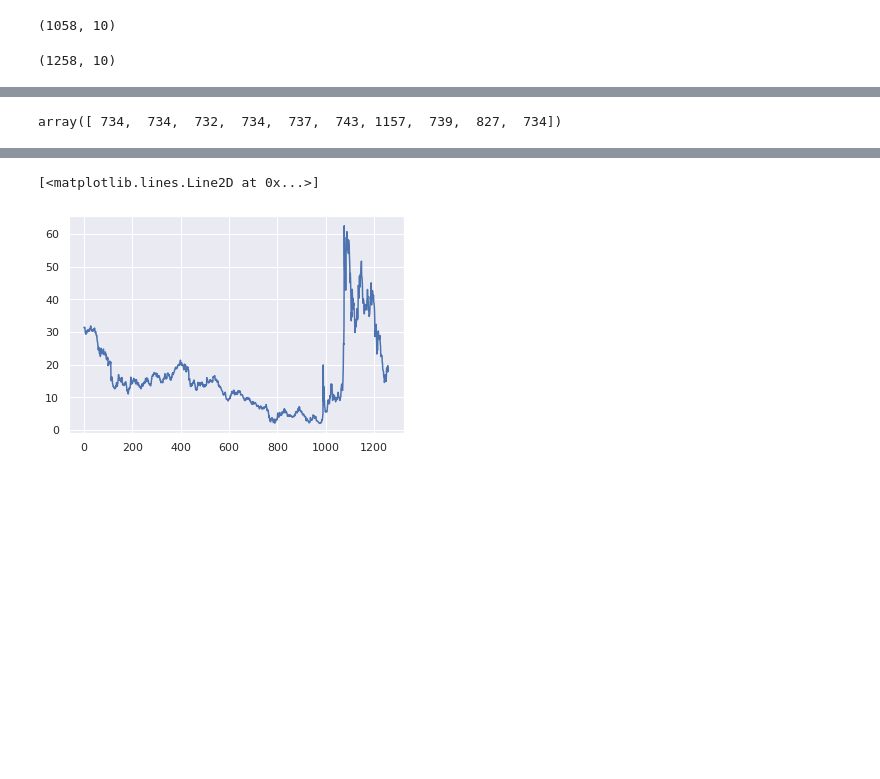
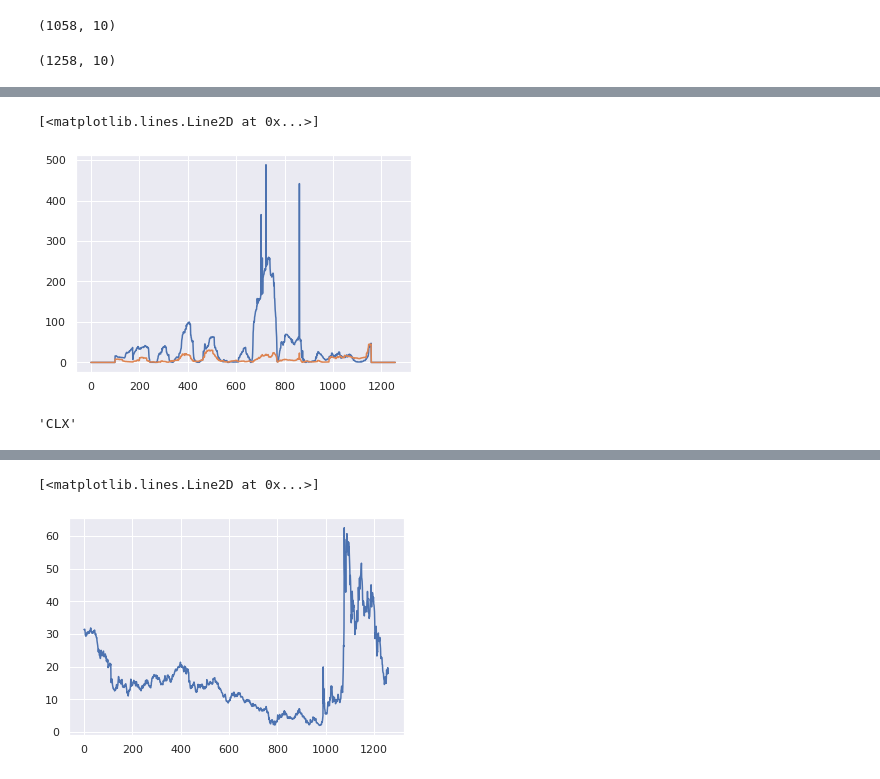
Before and after one commit to spaceonion1001/LD-CPD, a Jupyter notebook: notebooks/Stocks_CPD.ipynb, the cells around one changed output, grey strips where cells are left out. Saved outputs shown, nothing was run; the diff lists cells and outputs as text; code cells hidden in the pictures; blank space fills up the shorter version.

```diff
--- a/notebooks/Stocks_CPD.ipynb
+++ b/notebooks/Stocks_CPD.ipynb
@@ -174,4 +175,10 @@ plt.plot(lrt_vals_padded);
+# %%
+plt.plot(lrt_vals_padded[:, 2])
+plt.plot(lrt_vals_padded[:, 7])
+# %% [output]
+[<matplotlib.lines.Line2D at 0x...>]
+[figure, added]
 # %%
-lrt_vals_padded.argmax(axis=0)
+log_diff.columns[7]
 # %% [output]
-array([ 734,  734,  732,  734,  737,  743, 1157,  739,  827,  734])
+'CLX'
```
Also changed, not shown: parts of 25 cells of this notebook, 15 other files.
